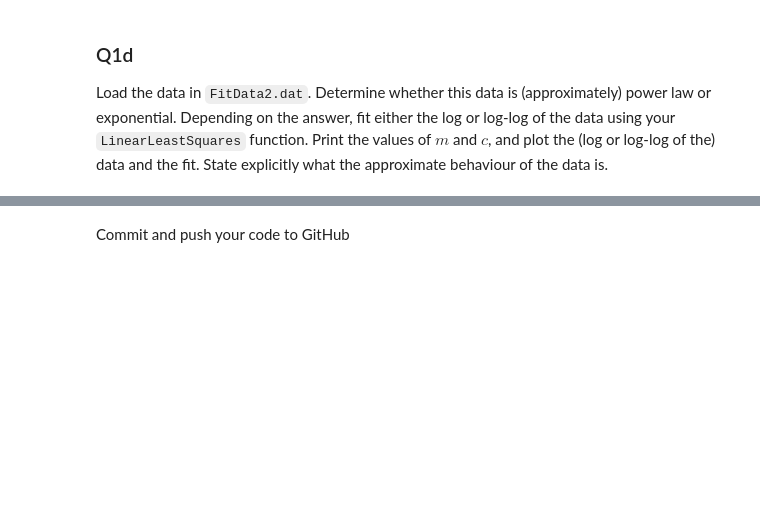
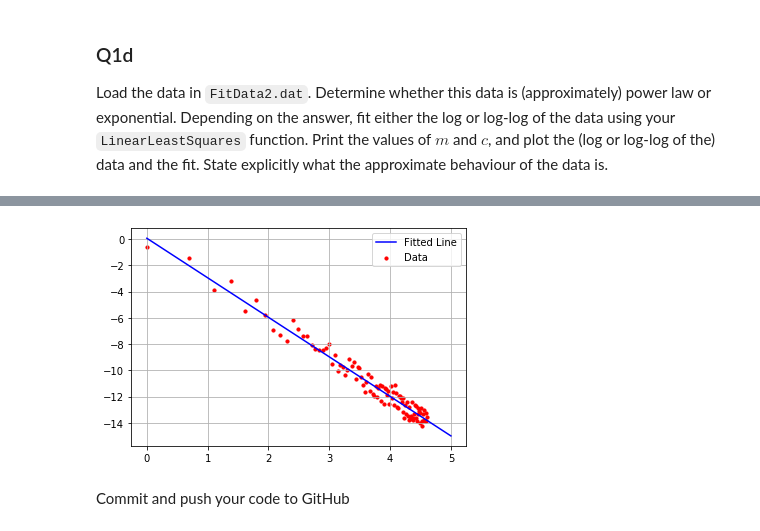
Before and after one commit to darraghburke1/ACM20030-Assignments, a Jupyter notebook: Assignment-3.ipynb, the cells around one changed output, grey strips where cells are left out. Cells and saved outputs as stored; diff of their text form; code cells hidden in the pictures; blank space fills up the shorter version.

```diff
--- a/Assignment-3.ipynb
+++ b/Assignment-3.ipynb
@@ -71,0 +145,10 @@ Load the data in `FitData2.dat`. Determine whether this data is (approximately)
+# %%
+plt.scatter(np.log(xe),np.log(ye), s = 10, c = 'r')
+xa = np.arange(0,6,1)
+ya = ml*xa + cl
+plt.plot(xa, ya, 'b')
+plt.grid(True)
+plt.legend(["Fitted Line","Data"])
+plt.show()
+# %% [output]
+[figure, added]
```
Also changed, not shown: parts of 8 cells of this notebook, 2 other files.
